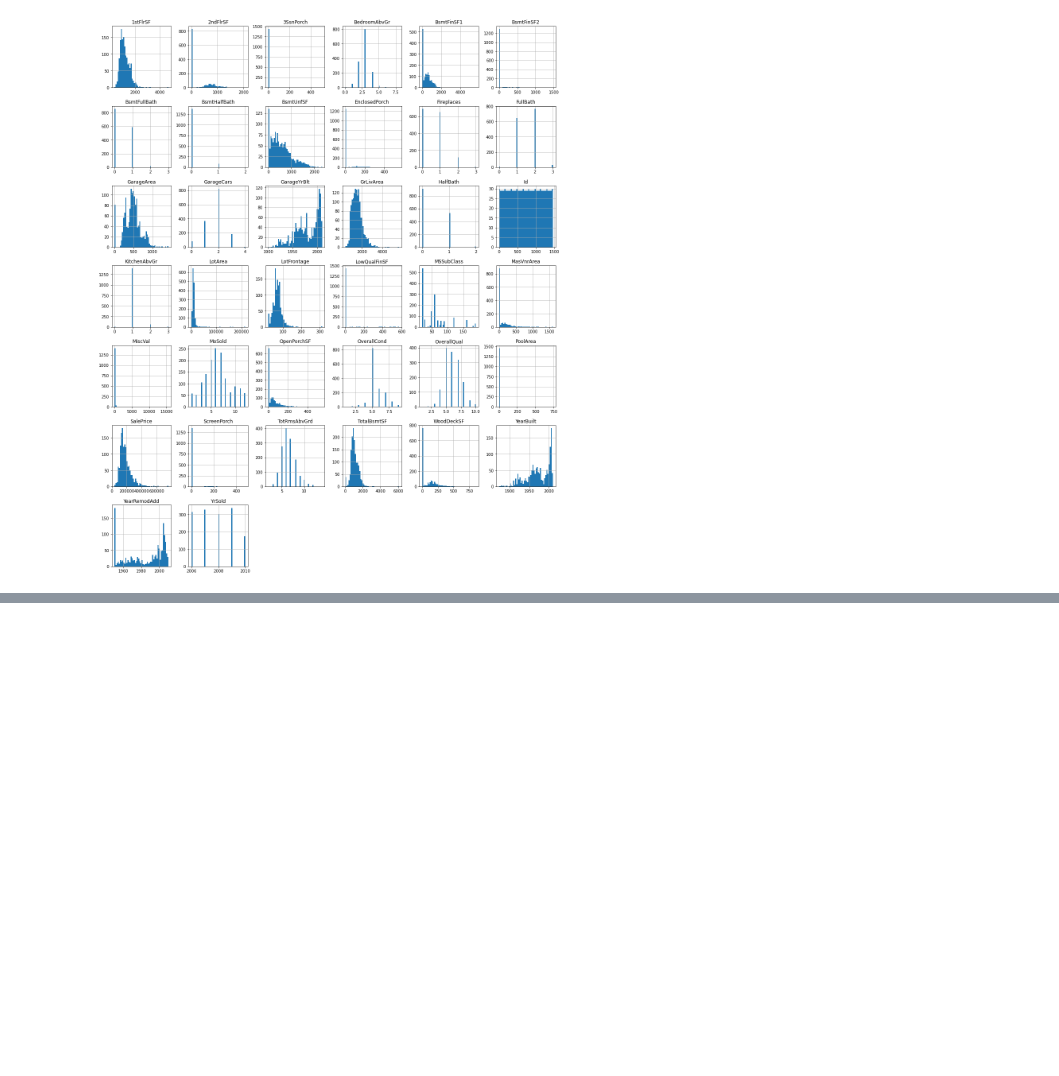
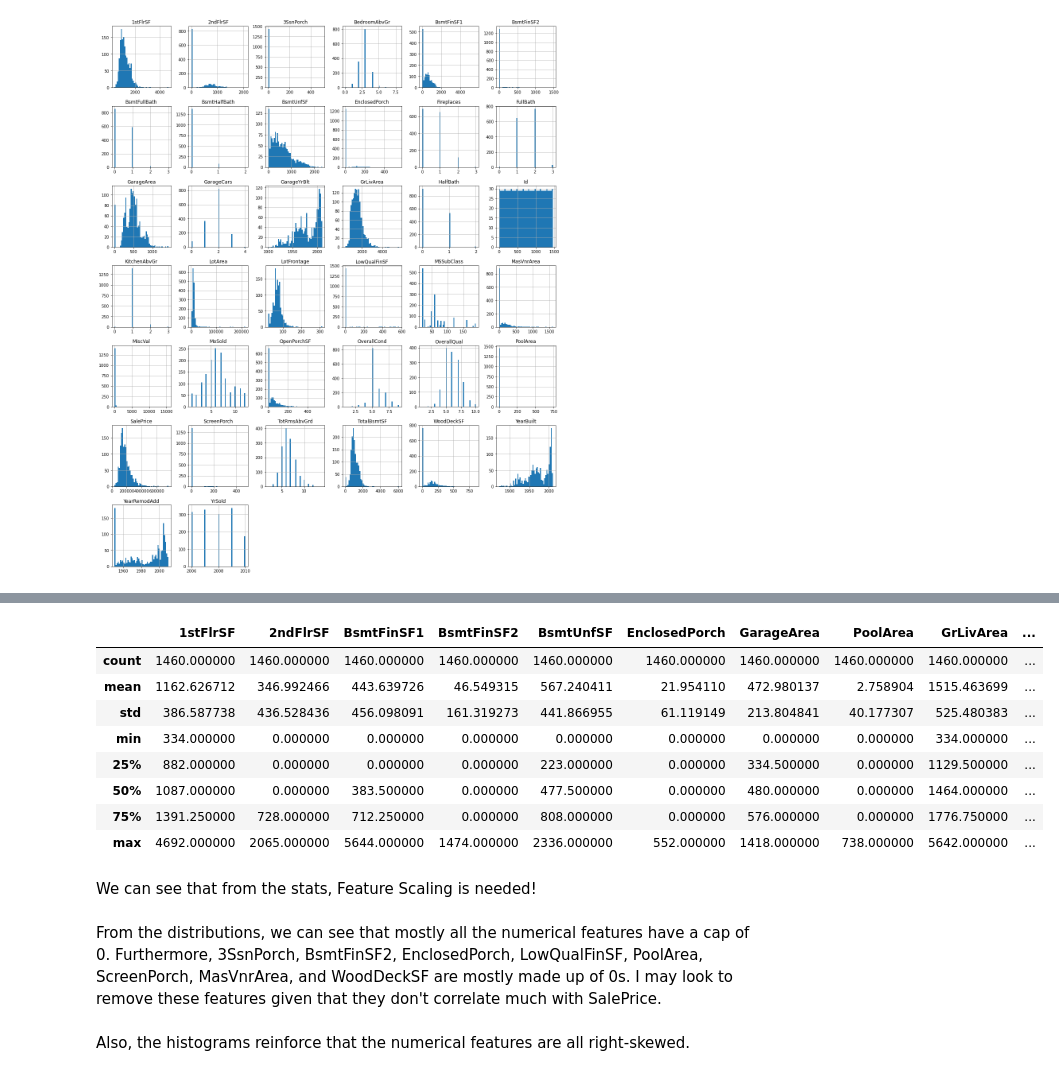
Before and after one commit to JinalShah2002/House-Prices-Challenge-Solution, a Jupyter notebook: housing-prices-challenge-workflow.ipynb, the cells around one changed output, grey strips where cells are left out. Saved outputs shown, nothing was run; the diff lists cells and outputs as text; code cells hidden in the pictures; blank space fills up the shorter version.

```diff
--- a/housing-prices-challenge-workflow.ipynb
+++ b/housing-prices-challenge-workflow.ipynb
@@ -109,0 +183,19 @@ _Note:_
+# %%
+# Looking at the statistics for the true numeric features
+raw_train[true_num].describe()
+# %% [output]
+|  | 1stFlrSF | 2ndFlrSF | BsmtFinSF1 | BsmtFinSF2 | BsmtUnfSF | EnclosedPorch | GarageArea | PoolArea | GrLivArea | ... |
+| count | 1460.000000 | 1460.000000 | 1460.000000 | 1460.000000 | 1460.000000 | 1460.000000 | 1460.000000 | 1460.000000 | 1460.000000 | ... |
+| mean | 1162.626712 | 346.992466 | 443.639726 | 46.549315 | 567.240411 | 21.954110 | 472.980137 | 2.758904 | 1515.463699 | ... |
+| std | 386.587738 | 436.528436 | 456.098091 | 161.319273 | 441.866955 | 61.119149 | 213.804841 | 40.177307 | 525.480383 | ... |
+| min | 334.000000 | 0.000000 | 0.000000 | 0.000000 | 0.000000 | 0.000000 | 0.000000 | 0.000000 | 334.000000 | ... |
+| 25% | 882.000000 | 0.000000 | 0.000000 | 0.000000 | 223.000000 | 0.000000 | 334.500000 | 0.000000 | 1129.500000 | ... |
+| 50% | 1087.000000 | 0.000000 | 383.500000 | 0.000000 | 477.500000 | 0.000000 | 480.000000 | 0.000000 | 1464.000000 | ... |
+| 75% | 1391.250000 | 728.000000 | 712.250000 | 0.000000 | 808.000000 | 0.000000 | 576.000000 | 0.000000 | 1776.750000 | ... |
+| max | 4692.000000 | 2065.000000 | 5644.000000 | 1474.000000 | 2336.000000 | 552.000000 | 1418.000000 | 738.000000 | 5642.000000 | ... |
+# %% [markdown]
+We can see that from the stats, Feature Scaling is needed!
+# %% [markdown]
+From the distributions, we can see that mostly all the numerical features have a cap of 0. Furthermore, 3SsnPorch, BsmtFinSF2, EnclosedPorch, LowQualFinSF, PoolArea, ScreenPorch, MasVnrArea, and WoodDeckSF are mostly made up of 0s. I may look to remove these features given that they don't correlate much with SalePrice.
+# %% [markdown]
+Also, the histograms reinforce that the numerical features are all right-skewed.
```
Also changed, not shown: parts of 20 cells of this notebook.
